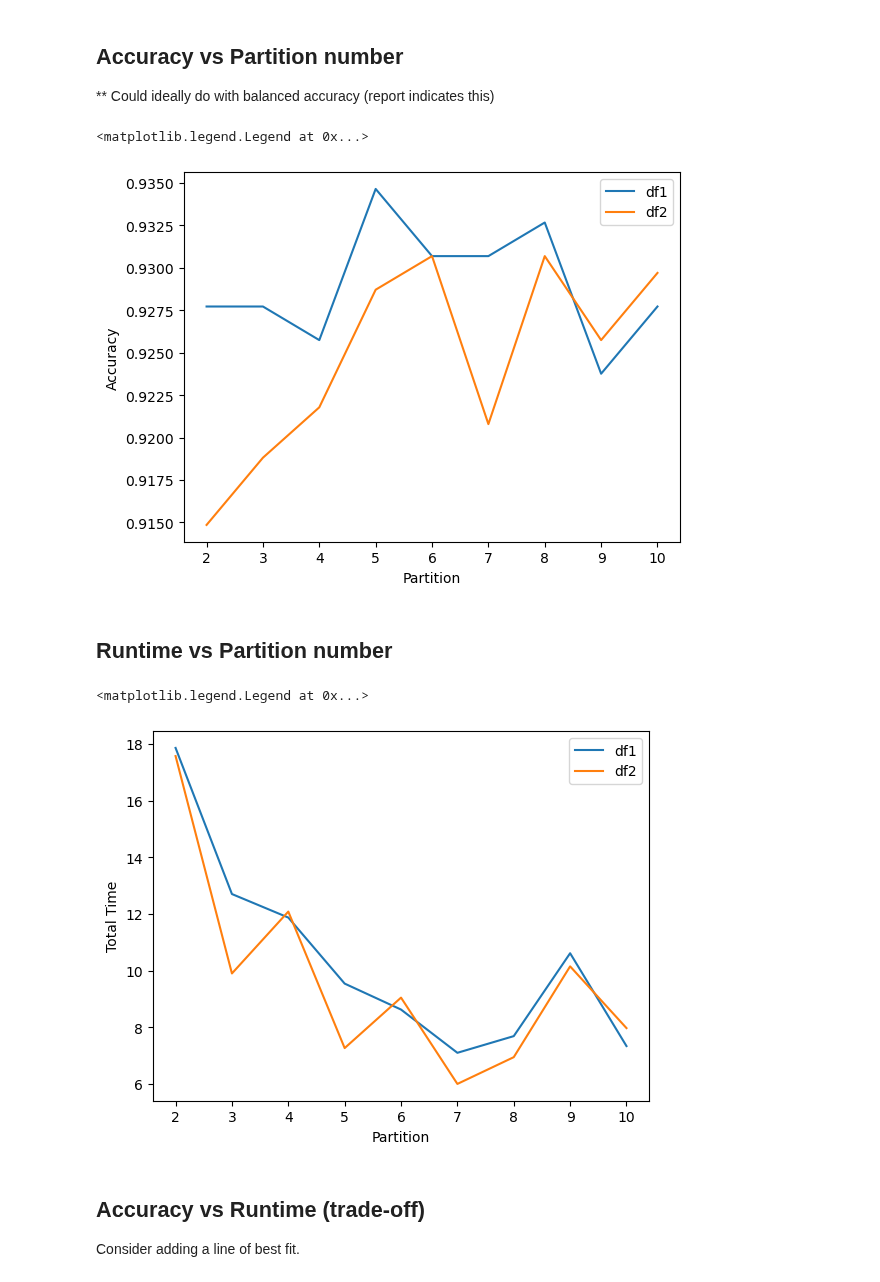
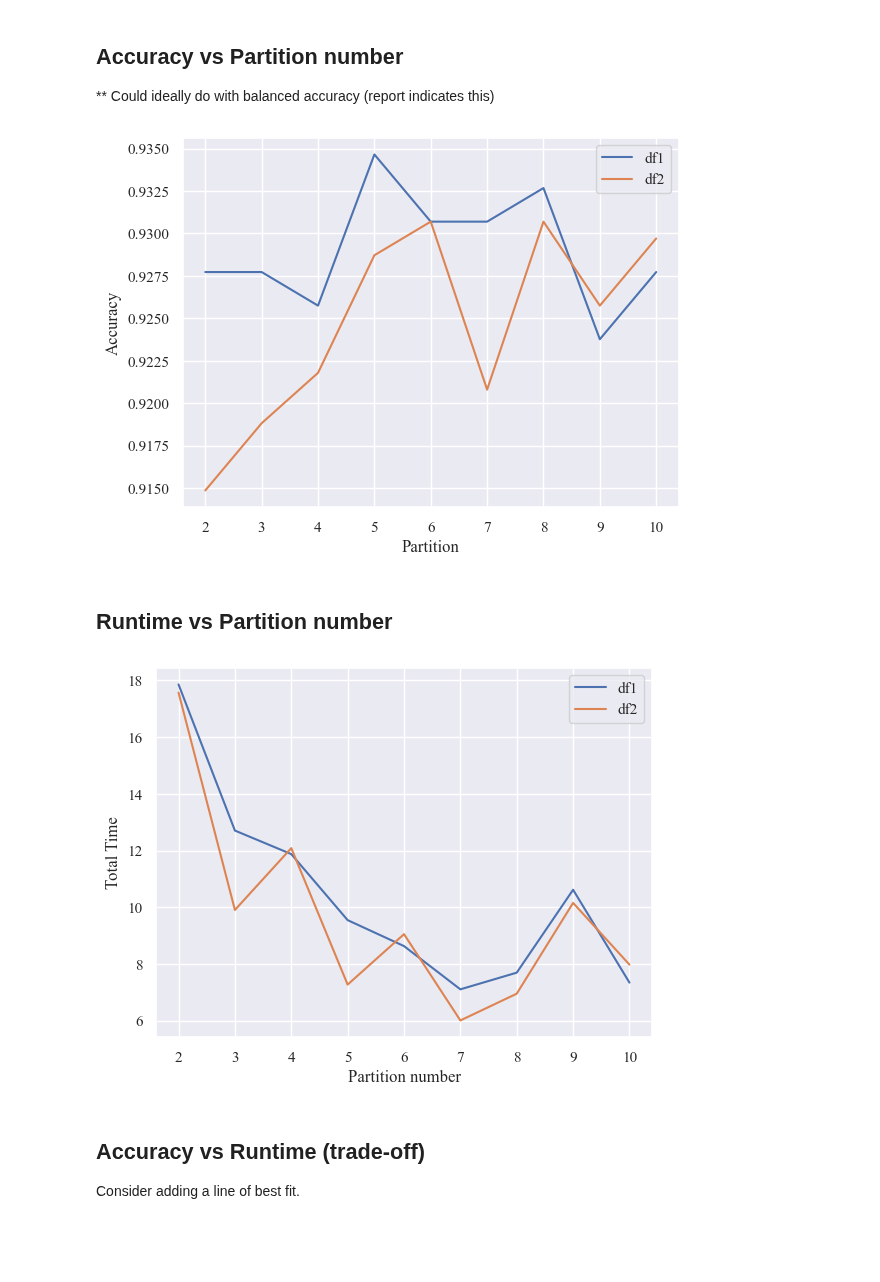
Before and after one commit to KRudd-E/BigData, a Jupyter notebook: code/src/logs/reports_analysis.ipynb, the cells around one changed output. Drawn from its saved outputs; the diff is of its cells as text; code cells hidden in the pictures; blank space fills up the shorter version.

```diff
--- a/code/src/logs/reports_analysis.ipynb
+++ b/code/src/logs/reports_analysis.ipynb
@@ -63,4 +54,9 @@ df1 = tot_time_col(df1)
 df2 = tot_time_col(df2)
 # %% [markdown]
 ## Plot all
+# %%
+import seaborn as sns
+sns.set_theme(style="darkgrid")
+import matplotlib.pyplot as plt
+plt.rcParams['font.family'] = 'Times New Roman'
 # %%
@@ -92,25 +87,23 @@ ax.set_ylabel(f"Accuracy")
 ax.set_xlabel(f"Partition")
 ax.legend([f"df{j+1}" for j in range(len(df_list))])
 
-plt.savefig(f'accuracyVSpartition.png', dpi=300, bbox_inches='tight')
+plt.savefig(f'accuracyVSpartition.png', dpi=1200, bbox_inches='tight')
 # %% [output]
-<matplotlib.legend.Legend at 0x...>
-[figure, old version]
+[figure, new version]
 # %% [markdown]
 ## Runtime vs Partition number
 # %%
 fig, ax = plt.subplots(ncols=1, nrows=1)
 
 for j, df in enumerate(df_list):
-    ax.plot(df['Total_Time'])
+    ax.plot(df['Total_Time'], )
 ax.set_ylabel(f"Total Time")
-ax.set_xlabel(f"Partition")
+ax.set_xlabel(f"Partition number")
 ax.legend([f"df{j+1}" for j in range(len(df_list))])
 
-plt.savefig(f'runtimeVSpartition.png', dpi=300, bbox_inches='tight')
+plt.savefig(f'runtimeVSpartition.png', dpi=1200, bbox_inches='tight')
 # %% [output]
-<matplotlib.legend.Legend at 0x...>
-[figure, old version]
+[figure, new version]
 # %% [markdown]
 ## Accuracy vs Runtime (trade-off)
 
```
Also changed, not shown: parts of 3 cells of this notebook, 5 other files.
